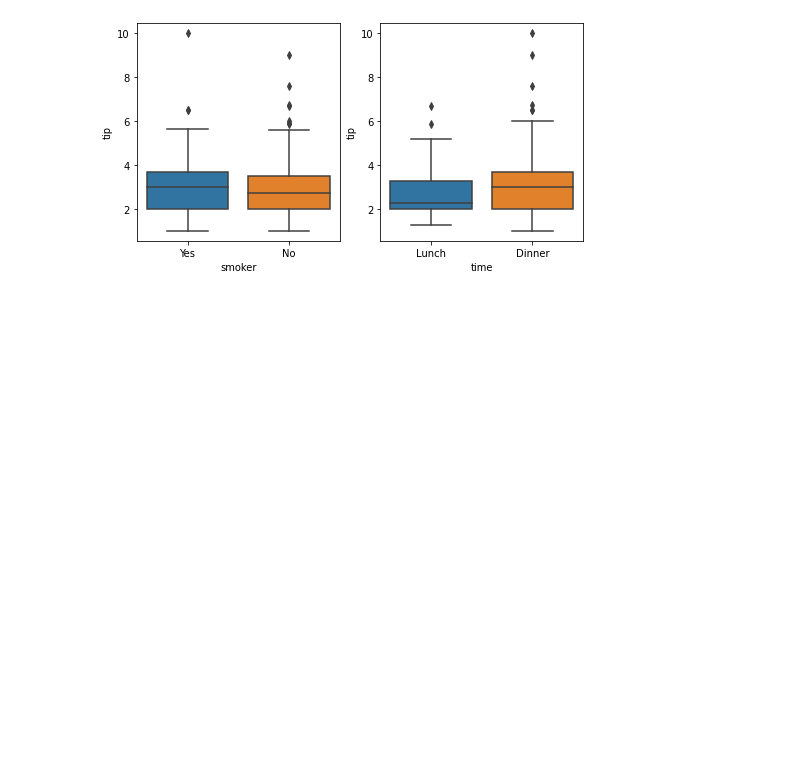
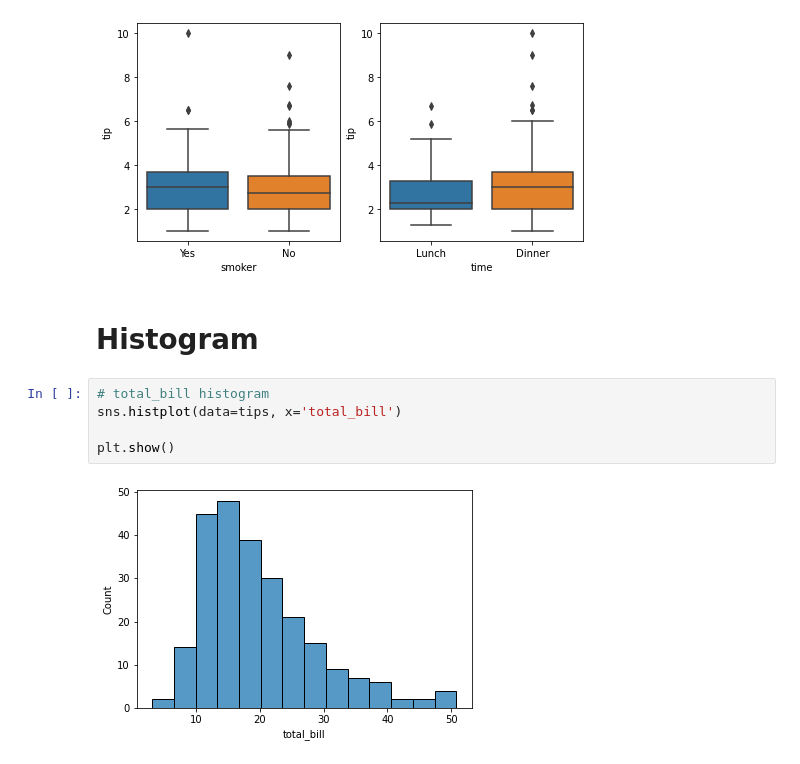
Before and after one commit to sejinseo/Itwill_Python, a Jupyter notebook: py22_seaborn.ipynb, the cells around one changed output. Cells and saved outputs as stored; diff of their text form; blank space fills up the shorter version.

```diff
--- a/py22_seaborn.ipynb
+++ b/py22_seaborn.ipynb
@@ -93,3 +93,12 @@ sns.boxplot(x='time', y='tip', data=tips, ax=ax[1])
 plt.show()
 # %% [output]
 [figure]
+# %% [markdown]
+# Histogram
+# %%
+# total_bill histogram
+sns.histplot(data=tips, x='total_bill')
+
+plt.show()
+# %% [output]
+[figure, added]
```
Also changed, not shown: parts of 20 cells of this notebook.
